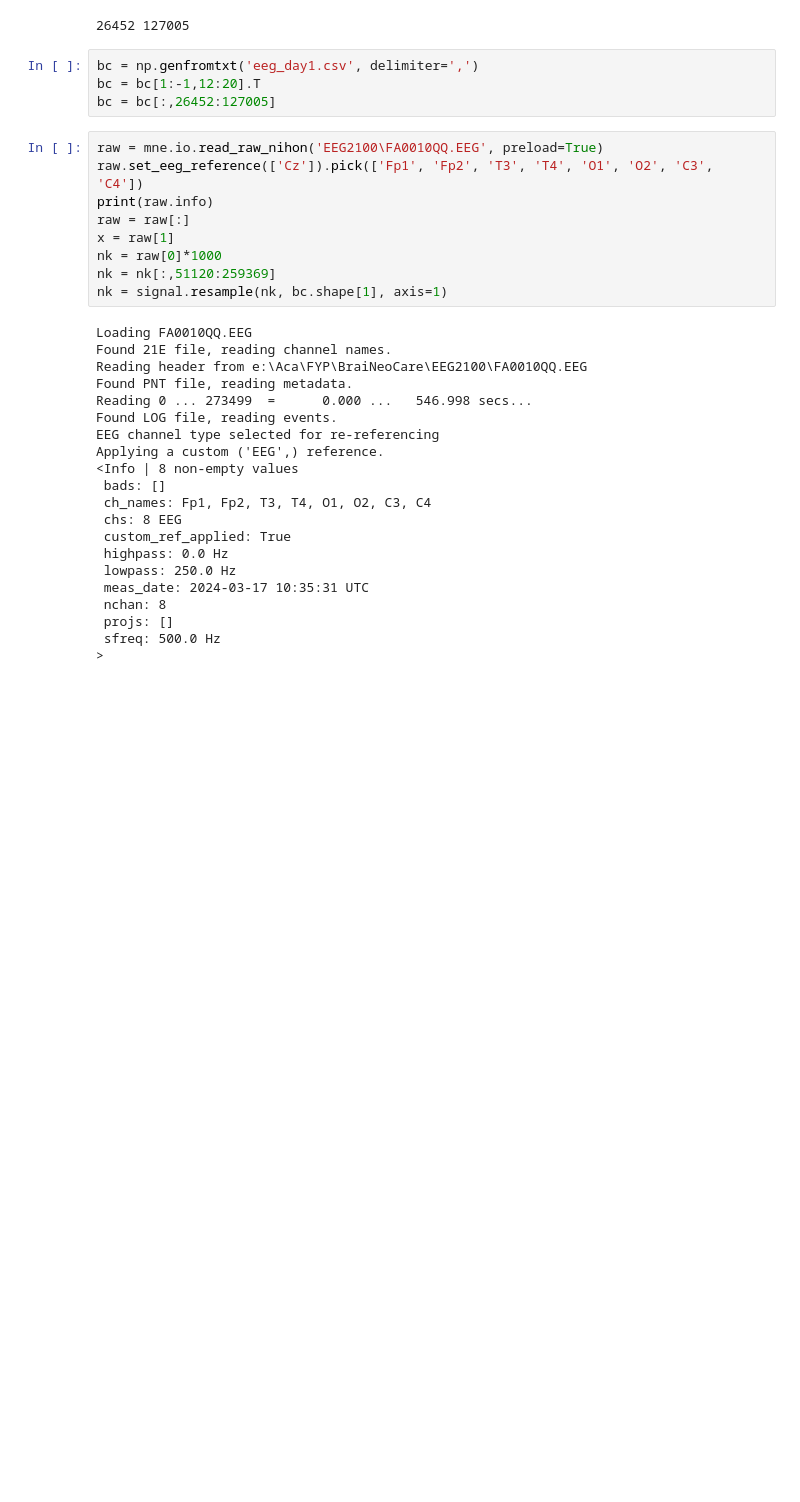
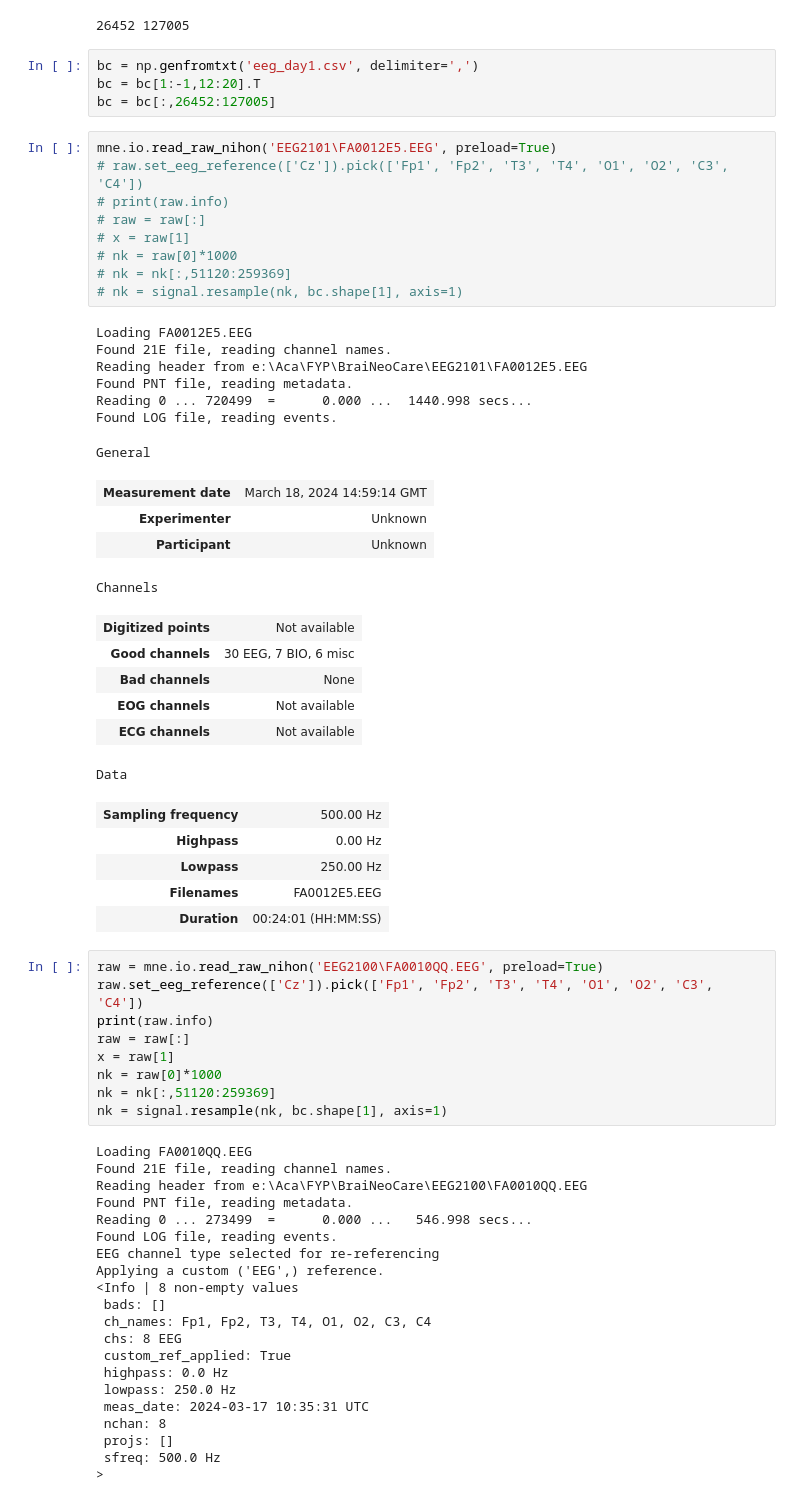
Before and after one commit to Dinuka-1999/BraiNeoCare, a Jupyter notebook: eegdata_day1.ipynb, the cells around one changed output. Saved outputs shown, nothing was run; the diff lists cells and outputs as text; blank space fills up the shorter version.

```diff
--- a/eegdata_day1.ipynb
+++ b/eegdata_day1.ipynb
@@ -13,6 +13,38 @@ print(25702+750, 126255+750)
 bc = np.genfromtxt('eeg_day1.csv', delimiter=',')
 bc = bc[1:-1,12:20].T
 bc = bc[:,26452:127005]
+# %%
+mne.io.read_raw_nihon('EEG2101\FA0012E5.EEG', preload=True)
+# raw.set_eeg_reference(['Cz']).pick(['Fp1', 'Fp2', 'T3', 'T4', 'O1', 'O2', 'C3', 'C4'])
+# print(raw.info)
+# raw = raw[:]
+# x = raw[1]
+# nk = raw[0]*1000
+# nk = nk[:,51120:259369]
+# nk = signal.resample(nk, bc.shape[1], axis=1)
+# %% [output]
+Loading FA0012E5.EEG
+Found 21E file, reading channel names.
+Reading header from e:\Aca\FYP\BraiNeoCare\EEG2101\FA0012E5.EEG
+Found PNT file, reading metadata.
+Reading 0 ... 720499  =      0.000 ...  1440.998 secs...
+Found LOG file, reading events.
+General
+| Measurement date | March 18, 2024 14:59:14 GMT |
+| Experimenter | Unknown |
+| Participant | Unknown |
+Channels
+| Digitized points | Not available |
+| Good channels | 30 EEG, 7 BIO, 6 misc |
+| Bad channels | None |
+| EOG channels | Not available |
+| ECG channels | Not available |
+Data
+| Sampling frequency | 500.00 Hz |
+| Highpass | 0.00 Hz |
+| Lowpass | 250.00 Hz |
+| Filenames | FA0012E5.EEG |
+| Duration | 00:24:01 (HH:MM:SS) |
 # %%
 raw = mne.io.read_raw_nihon('EEG2100\FA0010QQ.EEG', preload=True)
 raw.set_eeg_reference(['Cz']).pick(['Fp1', 'Fp2', 'T3', 'T4', 'O1', 'O2', 'C3', 'C4'])
```
Also changed, not shown: parts of 2 cells of this notebook, 1 other file.
